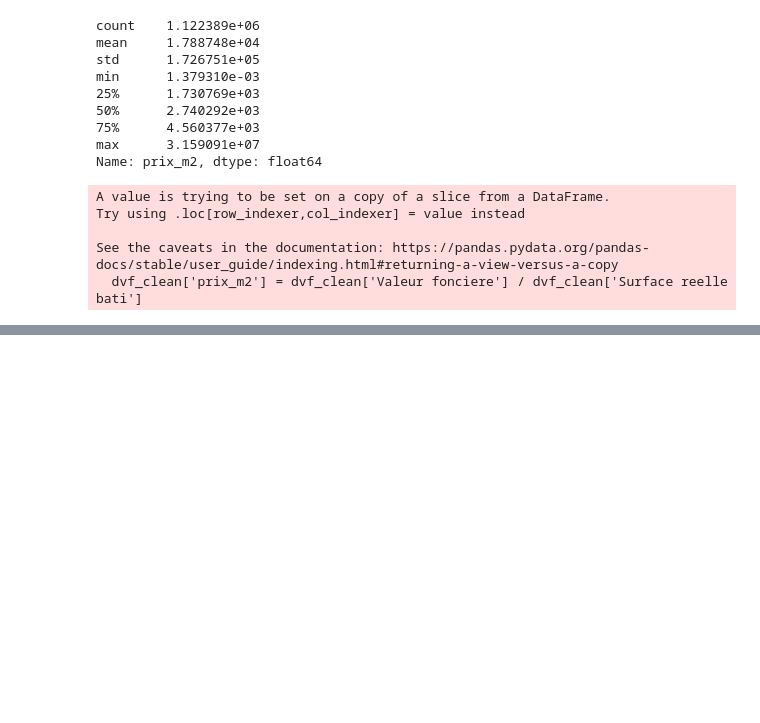
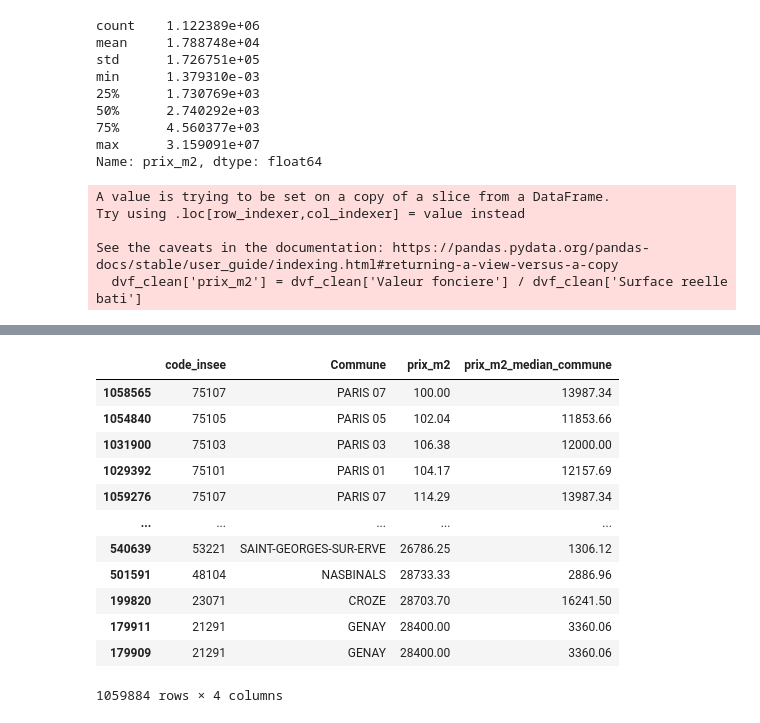
Before and after one commit to anass-thn/immoscout-analytics, a Jupyter notebook: notebooks/01_exploration_dvf.ipynb, the cells around one changed output, grey strips where cells are left out. Drawn from its saved outputs; the diff is of its cells as text; code cells hidden in the pictures; blank space fills up the shorter version.

```diff
--- a/notebooks/01_exploration_dvf.ipynb
+++ b/notebooks/01_exploration_dvf.ipynb
@@ -196,0 +222,11 @@ Name: prix_m2, dtype: float64
+# %%
+# Fusion entre deux tableaux
+dvf_enrichi = pd.merge(
+    dvf_filtres,
+    loyers[['code_insee', 'loypredm2']],
+    on='code_insee',
+    how='inner'
+)
+
+print("Nombre de lignes après jointure :", len(dvf_enrichi))
+dvf_enrichi[['code_insee', 'prix_m2', 'loypredm2']].head()
@@ -196,0 +241,4 @@ Name: prix_m2, dtype: float64
+# %%
+# Convertir loypredm2 en vrai nombre (float)
+dvf_enrichi['loypredm2'] = dvf_enrichi['loypredm2'].astype(str).str.replace(',','.',regex=False)
+dvf_enrichi['loypredm2'] = pd.to_numeric(dvf_enrichi['loypredm2'], errors='coerce')
@@ -196,0 +272,18 @@ Name: prix_m2, dtype: float64
+# %%
+# calcul d'une médiane par groupe :
+dvf_enrichi['prix_m2_median_commune'] = dvf_enrichi.groupby('code_insee')['prix_m2'].transform('median')
+dvf_enrichi[['code_insee','Commune','prix_m2','prix_m2_median_commune']]
+# %% [output]
+|  | code_insee | Commune | prix_m2 | prix_m2_median_commune |
+| 1058565 | 75107 | PARIS 07 | 100.00 | 13987.34 |
+| 1054840 | 75105 | PARIS 05 | 102.04 | 11853.66 |
+| 1031900 | 75103 | PARIS 03 | 106.38 | 12000.00 |
+| 1029392 | 75101 | PARIS 01 | 104.17 | 12157.69 |
+| 1059276 | 75107 | PARIS 07 | 114.29 | 13987.34 |
+| ... | ... | ... | ... | ... |
+| 540639 | 53221 | SAINT-GEORGES-SUR-ERVE | 26786.25 | 1306.12 |
+| 501591 | 48104 | NASBINALS | 28733.33 | 2886.96 |
+| 199820 | 23071 | CROZE | 28703.70 | 16241.50 |
+| 179911 | 21291 | GENAY | 28400.00 | 3360.06 |
+| 179909 | 21291 | GENAY | 28400.00 | 3360.06 |
+1059884 rows × 4 columns
```
Also changed, not shown: parts of 14 cells of this notebook.
